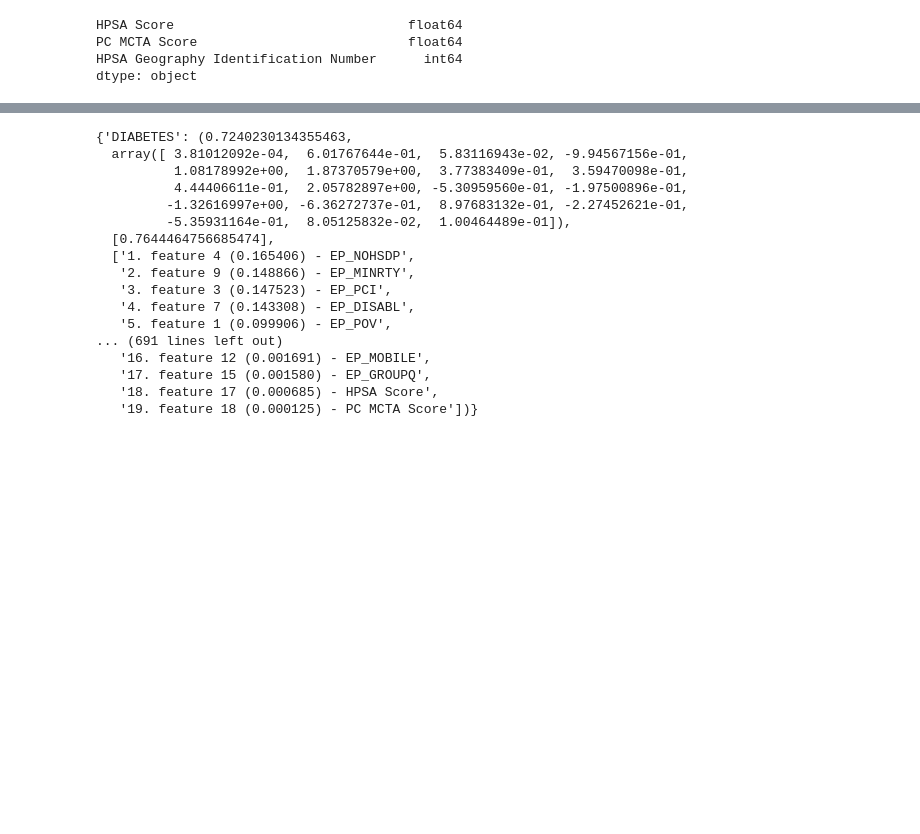
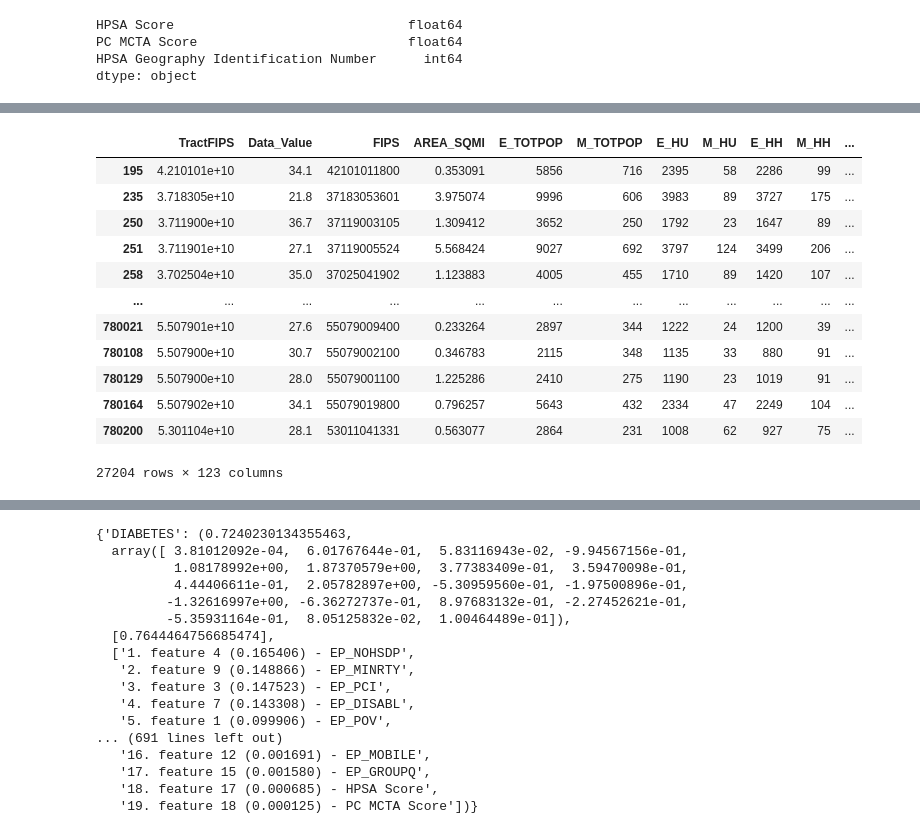
Before and after one commit to jonas060/SDOH, a Jupyter notebook: CSCI_8980_Project_GP.ipynb, the cells around one changed output, grey strips where cells are left out. Saved outputs shown, nothing was run; the diff lists cells and outputs as text; code cells hidden in the pictures; blank space fills up the shorter version.

```diff
--- a/CSCI_8980_Project_GP.ipynb
+++ b/CSCI_8980_Project_GP.ipynb
@@ -254,0 +368,16 @@ merge_all_data
+# %%
+X_numeric
+# %% [output]
+|  | TractFIPS | Data_Value | FIPS | AREA_SQMI | E_TOTPOP | M_TOTPOP | E_HU | M_HU | E_HH | M_HH | ... |
+| 195 | 4.210101e+10 | 34.1 | 42101011800 | 0.353091 | 5856 | 716 | 2395 | 58 | 2286 | 99 | ... |
+| 235 | 3.718305e+10 | 21.8 | 37183053601 | 3.975074 | 9996 | 606 | 3983 | 89 | 3727 | 175 | ... |
+| 250 | 3.711900e+10 | 36.7 | 37119003105 | 1.309412 | 3652 | 250 | 1792 | 23 | 1647 | 89 | ... |
+| 251 | 3.711901e+10 | 27.1 | 37119005524 | 5.568424 | 9027 | 692 | 3797 | 124 | 3499 | 206 | ... |
+| 258 | 3.702504e+10 | 35.0 | 37025041902 | 1.123883 | 4005 | 455 | 1710 | 89 | 1420 | 107 | ... |
+| ... | ... | ... | ... | ... | ... | ... | ... | ... | ... | ... | ... |
+| 780021 | 5.507901e+10 | 27.6 | 55079009400 | 0.233264 | 2897 | 344 | 1222 | 24 | 1200 | 39 | ... |
+| 780108 | 5.507900e+10 | 30.7 | 55079002100 | 0.346783 | 2115 | 348 | 1135 | 33 | 880 | 91 | ... |
+| 780129 | 5.507900e+10 | 28.0 | 55079001100 | 1.225286 | 2410 | 275 | 1190 | 23 | 1019 | 91 | ... |
+| 780164 | 5.507902e+10 | 34.1 | 55079019800 | 0.796257 | 5643 | 432 | 2334 | 47 | 2249 | 104 | ... |
+| 780200 | 5.301104e+10 | 28.1 | 53011041331 | 0.563077 | 2864 | 231 | 1008 | 62 | 927 | 75 | ... |
+27204 rows × 123 columns
```
Also changed, not shown: parts of 25 cells of this notebook.
